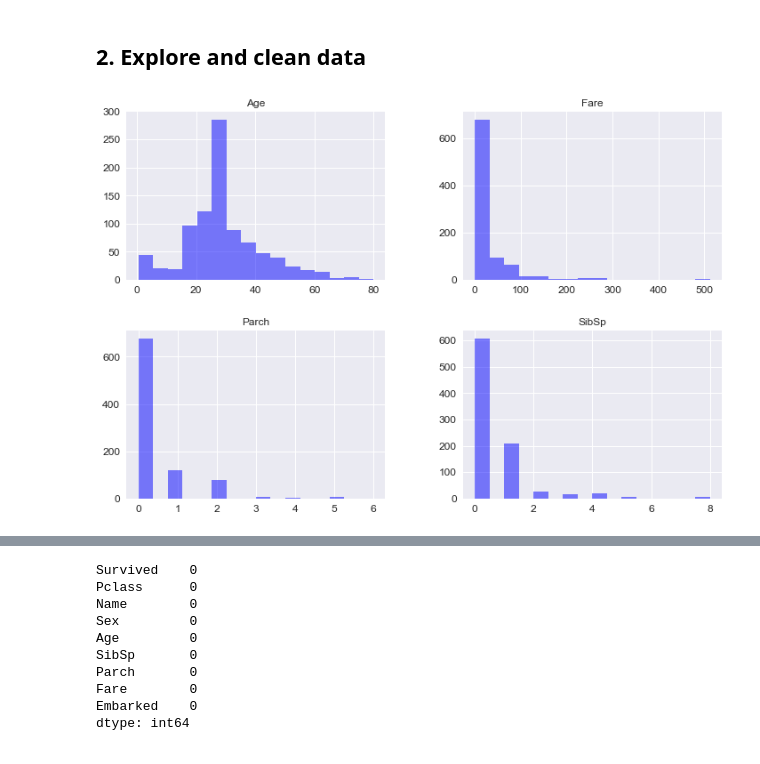
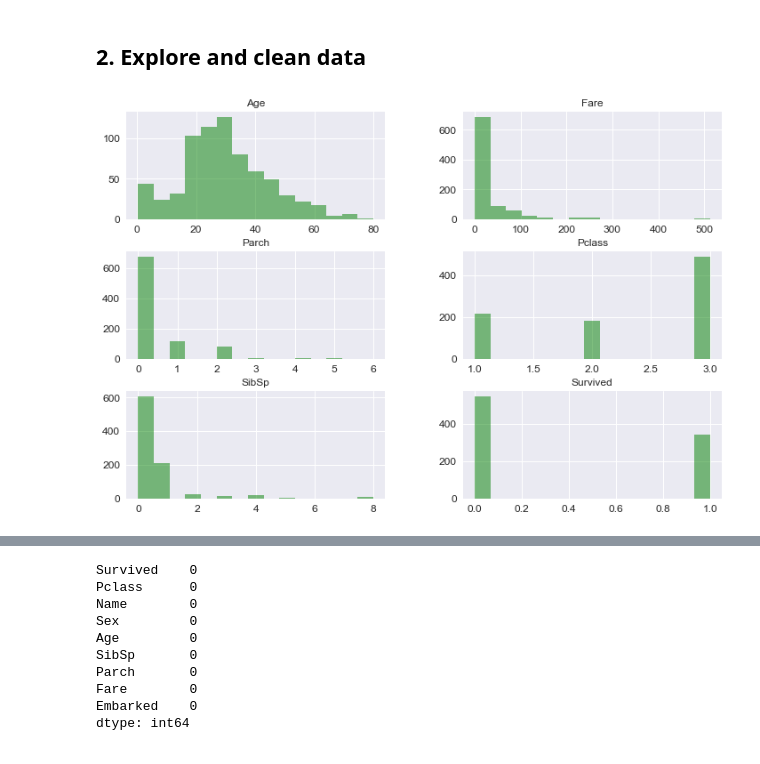
Before and after one commit to WilliamLiii/MachineLearningProject, a Jupyter notebook: Titanic/01_explore&clean.ipynb, the cells around one changed output, grey strips where cells are left out. Saved outputs shown, nothing was run; the diff lists cells and outputs as text; code cells hidden in the pictures.

Commit message:
update 01_explore&clean

```diff
--- a/Titanic/01_explore&clean.ipynb
+++ b/Titanic/01_explore&clean.ipynb
@@ -101,10 +102,10 @@ for df in raw_dfs:
 for df in raw_dfs:
     df.drop('Cabin', axis=1, inplace=True)
 # %%
-# explore continuous columns
-raw_df_train[['Age', 'Fare', 'SibSp', 'Parch']].hist(color='blue', alpha=0.5, bins=16)
+# view the distribution of each variable
+raw_df_train.hist(bins=15, layout=(3, 2), color='g', alpha=0.5)
 plt.show()
 # %% [output]
-[figure, old version]
+[figure, new version]
 # %%
 # explore categorical columns
```
Also changed, not shown: parts of 30 cells of this notebook, 1 other file.
